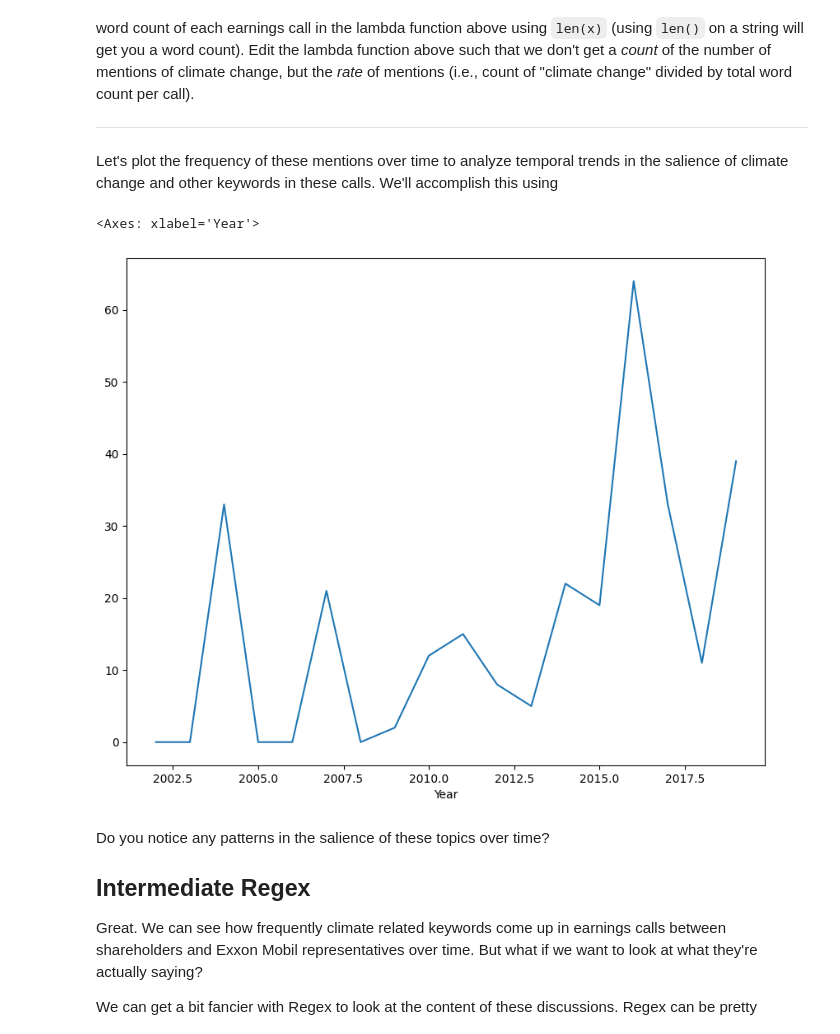
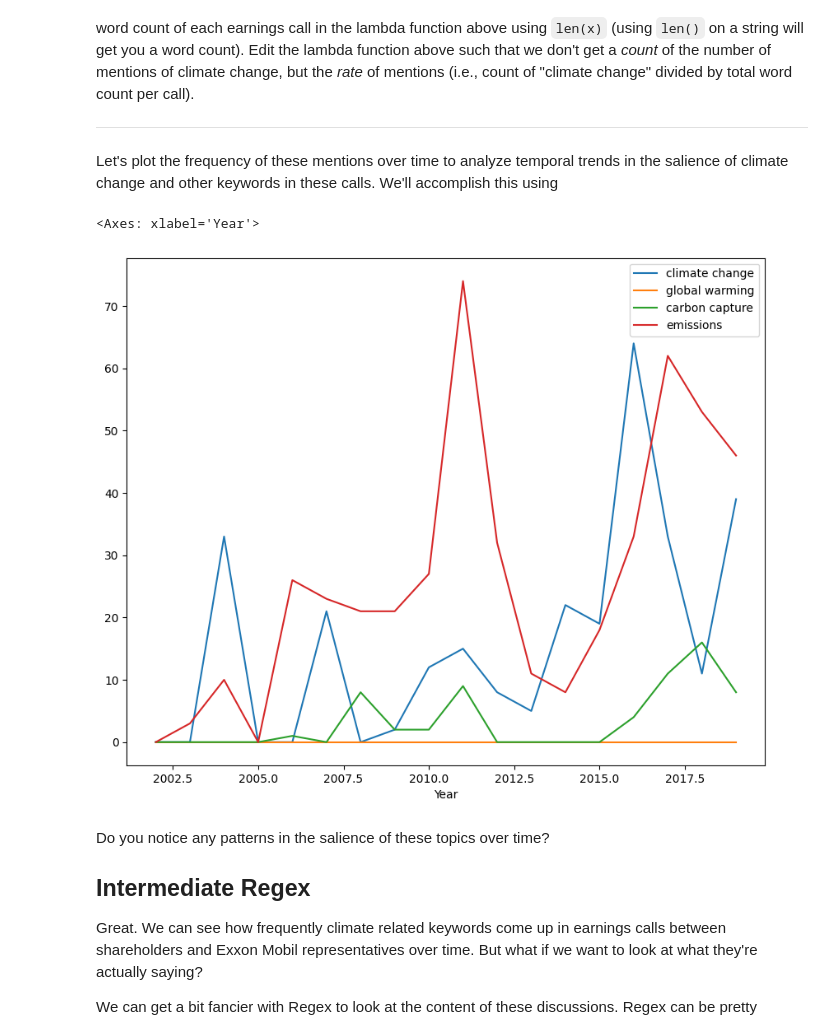
Before and after one commit to marialevina1/QM2, a Jupyter notebook: notebooks/W04. Natural Language Processing.ipynb, the cells around one changed output. Cells and saved outputs as stored; diff of their text form; code cells hidden in the pictures.

```diff
--- a/notebooks/W04. Natural Language Processing.ipynb
+++ b/notebooks/W04. Natural Language Processing.ipynb
@@ -283,3 +270,10 @@ print(df[['Title','climate change']])
 181  Exxon  Mobil Corporation First Quarter 2002 Re...               0
 
 [182 rows x 2 columns]
+# %%
+df['global warming']=df['Text'].apply(lambda x: len(re.findall(r'global_warming', x, re.IGNORECASE)))
+df['carbon capture']=df['Text'].apply(lambda x: len(re.findall(r'carbon capture', x, re.IGNORECASE)))
+df['emissions']=df['Text'].apply(lambda x: len(re.findall(r'emissions', x, re.IGNORECASE)))
+
+# print the title of each earnings call, along with the number of mentions of climate change.
+print(df[['Title','climate change','global warming','carbon capture', 'emissions']])
@@ -302,16 +314,16 @@ Let's plot the frequency of these mentions over time to analyze temporal trends
 # %%
 # extract the year from the date column
 df['Year']=df['Date'].dt.year
 
 # group the dataframe by year, calculating the sum of the "climate change" column
 # save it as a new dataframe called "yearly"
-yearly=df.groupby('Year')['climate change'].sum()
+yearly=df.groupby('Year')['climate change','global warming','carbon capture', 'emissions'].sum()
 
 # plot yearly
 yearly.plot()
 # %% [output]
 <Axes: xlabel='Year'>
-[figure, old version]
+[figure, new version]
 # %% [markdown]
 Do you notice any patterns in the salience of these topics over time?
 
```
Also changed, not shown: parts of 12 cells of this notebook.
